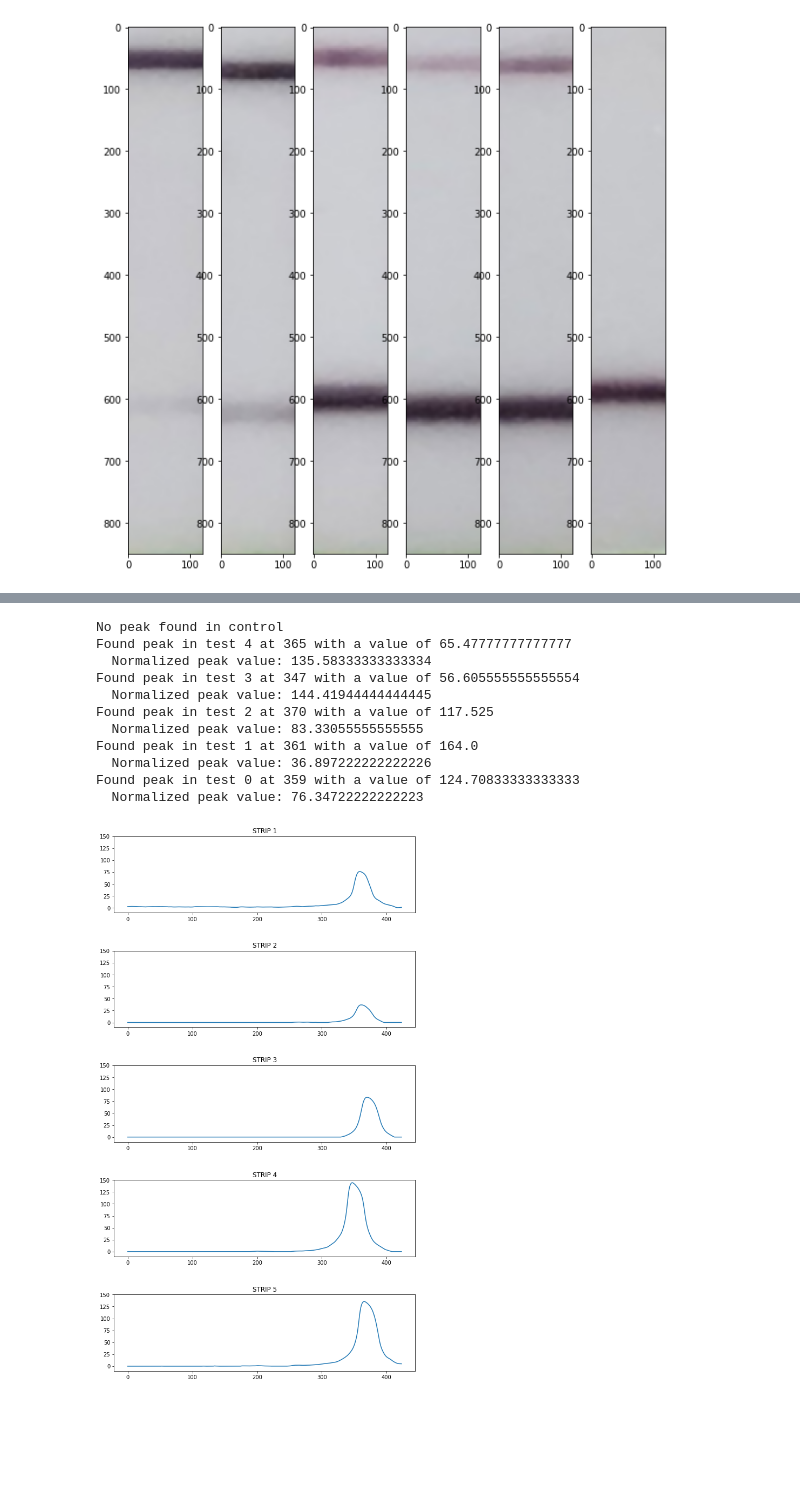
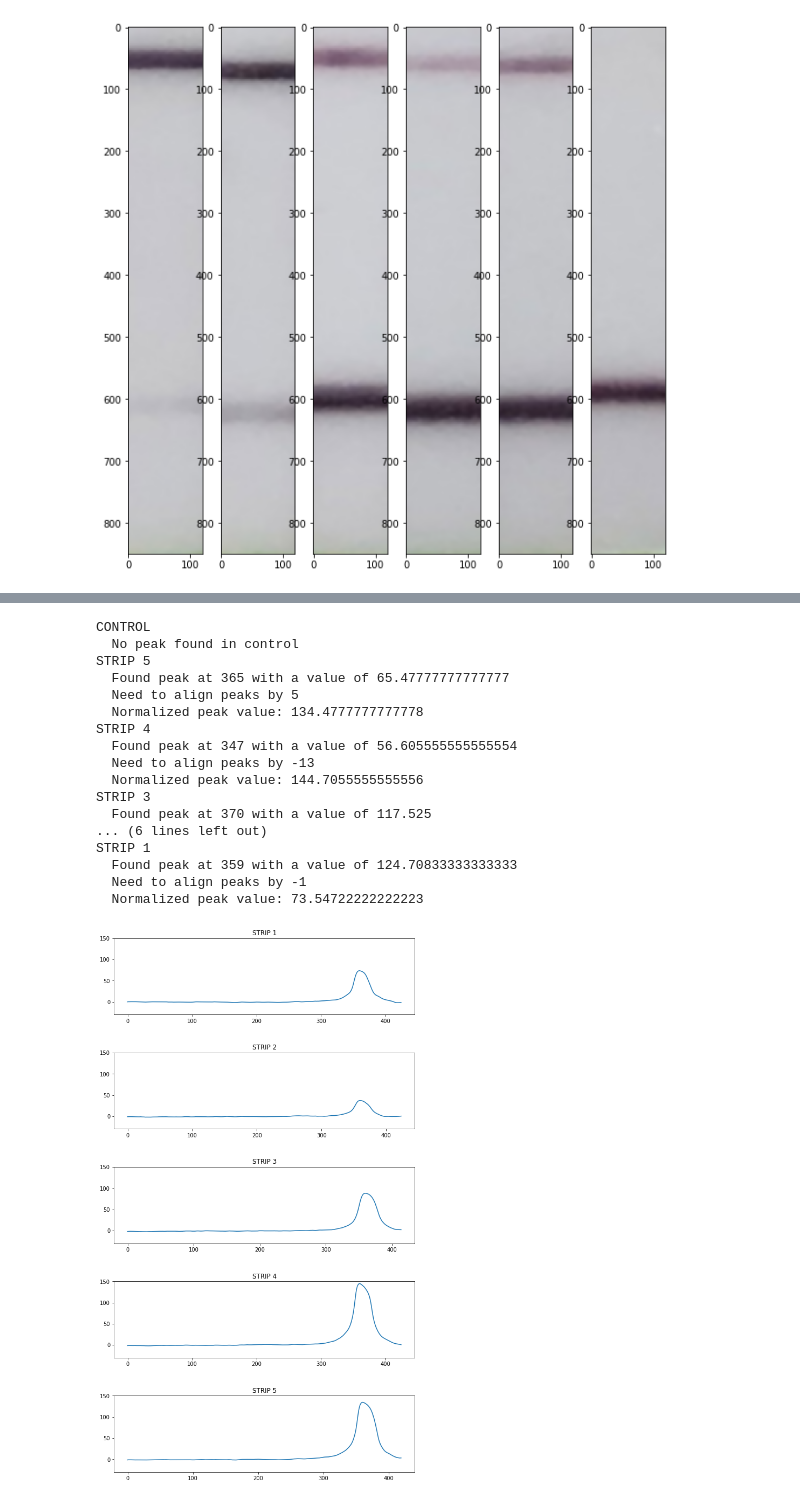
Before and after one commit to broadinstitute/HandLens-1.0.0, a Jupyter notebook: notebooks/Strip Detection and Comparison v2a.ipynb, the cells around one changed output, grey strips where cells are left out. Cells and saved outputs as stored; diff of their text form; code cells hidden in the pictures; blank space fills up the shorter version.

Commit message:
fixed normalization

```diff
--- a/notebooks/Strip Detection and Comparison v2.ipynb
+++ b/notebooks/Strip Detection and Comparison v2a.ipynb
@@ -34,7 +34,7 @@ maxTopY = int(w * 0.2)
 maxCenterY = int(w * 0.65)
 
 # Minimum area of the colored center box in the strip
-maxCenterBoxArea = 10000
+minCenterBoxArea = 10000
 
 # Maximum area of the colored center box in the strip
 maxCenterBoxArea = 50000
@@ -59,6 +59,9 @@ marginFraction = 0.2
 # Times the standard deviation of the mean intensity to detect a peak
 peakSTDScale = 4
 
+# Default peak position to use when the control does not have a positive band
+defPeakPosition = 360
+
 # Red is at the beginning/end of the hue range, so it covers the [0-10] and the [170, 180] (hue in OpenCV varies
 # between 0 and 180 degrees)
 lower_red1 = np.array([0, 50, 50])
@@ -419,7 +422,7 @@ for img in norm_strip_images:
     nrows = data.shape[0]
     values = np.array([])
     for r in range(0, nrows):
-        values = np.append(values, 210 - np.mean(data[r]))
+        values = np.append(values, 255 - np.mean(data[r]))
     plots[idx].plot(values)
     if idx == 0:
         plots[idx].set_title("CONTROL")
@@ -454,10 +457,13 @@ ctrl_img = norm_strip_images[-1]
 ctrl_data = ctrl_img.astype('int32')
 half = int(ctrl_data.shape[0]/2)
 ctrl_pk_idx, ctrl_pk_val, ctrl_all_val = getPeak(ctrl_data, half)
+ctrl_max = max(ctrl_all_val)
+print("CONTROL")
 if ctrl_pk_idx:
-    print("Found peak in control at", ctrl_pk_idx, "with a value of", ctrl_pk_val)
+    print("  Found peak in control at", ctrl_pk_idx, "with a value of", ctrl_pk_val)
 else:
-    print("No peak found in control")
+    print("  No peak found in control")
+    ctrl_pk_idx = defPeakPosition
 
 fig, plots = plt.subplots(len(norm_strip_images) - 1)
 plt.subplots_adjust(top=1.5, hspace=0.5)
@@ -466,55 +472,67 @@ idx = len(norm_strip_images) - 2
 for test_img in norm_strip_images[0:-1]:
     test_data = test_img.astype('int32')
     test_pk_idx, test_pk_val, test_all_val = getPeak(test_data, half)
+    test_max = max(test_all_val)
+    offset = ctrl_max - test_max
 
+    print("STRIP", idx + 1)
     if test_pk_idx:
-        print("Found peak in test", idx, "at", test_pk_idx, "with a value of", test_pk_val)
+        print("  Found peak at", test_pk_idx, "with a value of", test_pk_val)
     else:
-        print("No peak found in test", idx)
+        print("  No peak found")
 
     if test_pk_idx and ctrl_pk_idx and test_pk_idx != ctrl_pk_idx:
         idx_diff = test_pk_idx - ctrl_pk_idx
-        print("Need to align peaks by", idx_diff)
+        print("  Need to align peaks by", idx_diff)
 
         # Very inefficient way of doing this...
         rows = []
         for i in range(half, ctrl_data.shape[0]):
             if i + idx_diff < test_data.shape[0]:
-                d = test_data[i + idx_diff] - ctrl_data[i]
+                d = test_data[i + idx_diff] - ctrl_data[i] + offset
                 rows.append(d)
 
         diff = np.array(rows)
     else:
         # No alignment is needed
-        diff = test_data - ctrl_data
+        diff = test_data - ctrl_data + offset
         diff = diff[half:-1]
 
     # Another possibility could be to use OpenCV's image integrals:
     # http://www.aishack.in/tutorials/integral-images-opencv/
 
     values = np.array([])
     nrows = diff.shape[0]
     for r in range(0, nrows):
-        m = -min(0, np.mean(diff[r]))
+        m = -np.mean(diff[r])
         values = np.append(values, m)
 
-    normPeak = max(values)
-    print("  Normalized peak value:", normPeak)
+    pk_idx, pk_val, all_val = getPeak(-values, 0)
 
-    plots[idx].set_ylim([-10, 150])
+    if pk_idx:
+        print("  Normalized peak value:", -pk_val)
+    else:
+        print("  No peak after normalization")
+    plots[idx].set_ylim([-30, 150])
     plots[idx].set_title("STRIP " + str(idx + 1))
     plots[idx].plot(values)
     idx -= 1
 # %% [output]
-No peak found in control
-Found peak in test 4 at 365 with a value of 65.47777777777777
-  Normalized peak value: 135.58333333333334
-Found peak in test 3 at 347 with a value of 56.605555555555554
-  Normalized peak value: 144.41944444444445
-Found peak in test 2 at 370 with a value of 117.525
-  Normalized peak value: 83.33055555555555
-Found peak in test 1 at 361 with a value of 164.0
-  Normalized peak value: 36.897222222222226
-Found peak in test 0 at 359 with a value of 124.70833333333333
-  Normalized peak value: 76.34722222222223
+CONTROL
+  No peak found in control
+STRIP 5
+  Found peak at 365 with a value of 65.47777777777777
+  Need to align peaks by 5
+  Normalized peak value: 134.4777777777778
+STRIP 4
+  Found peak at 347 with a value of 56.605555555555554
+  Need to align peaks by -13
+  Normalized peak value: 144.7055555555556
+STRIP 3
+  Found peak at 370 with a value of 117.525
+... (6 lines left out)
+STRIP 1
+  Found peak at 359 with a value of 124.70833333333333
+  Need to align peaks by -1
+  Normalized peak value: 73.54722222222223
-[figure, old version]
+[figure, new version]
```
Also changed, not shown: parts of 1 cell of this notebook, 2 other files.
